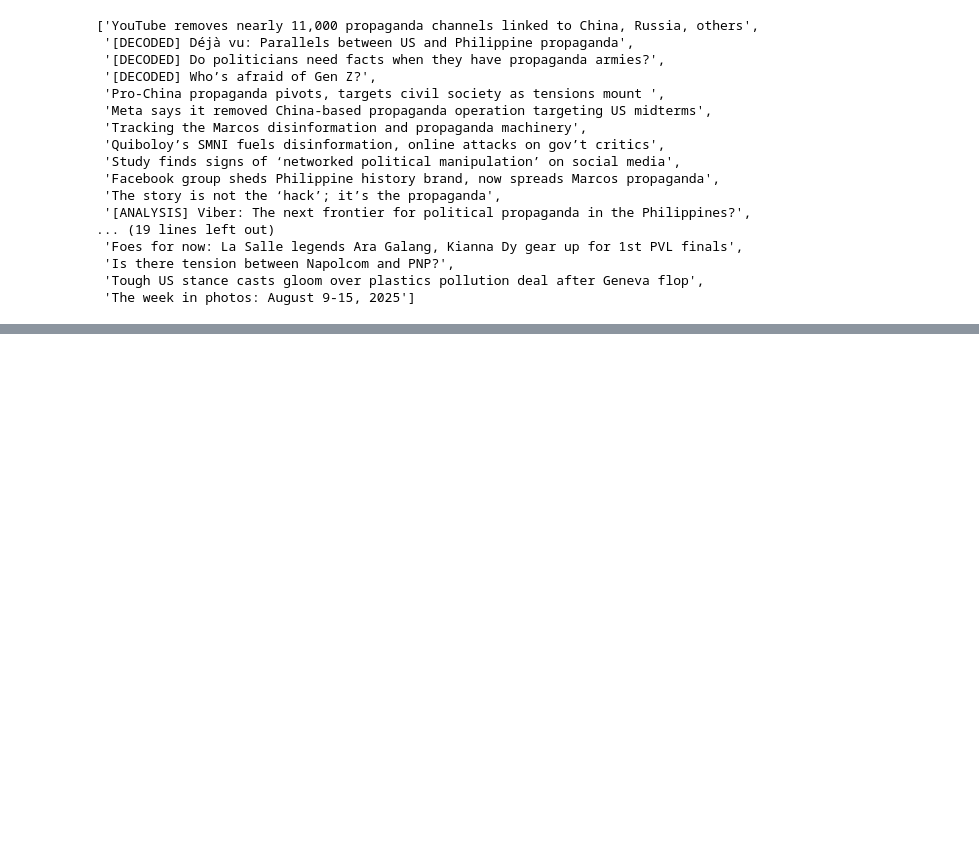
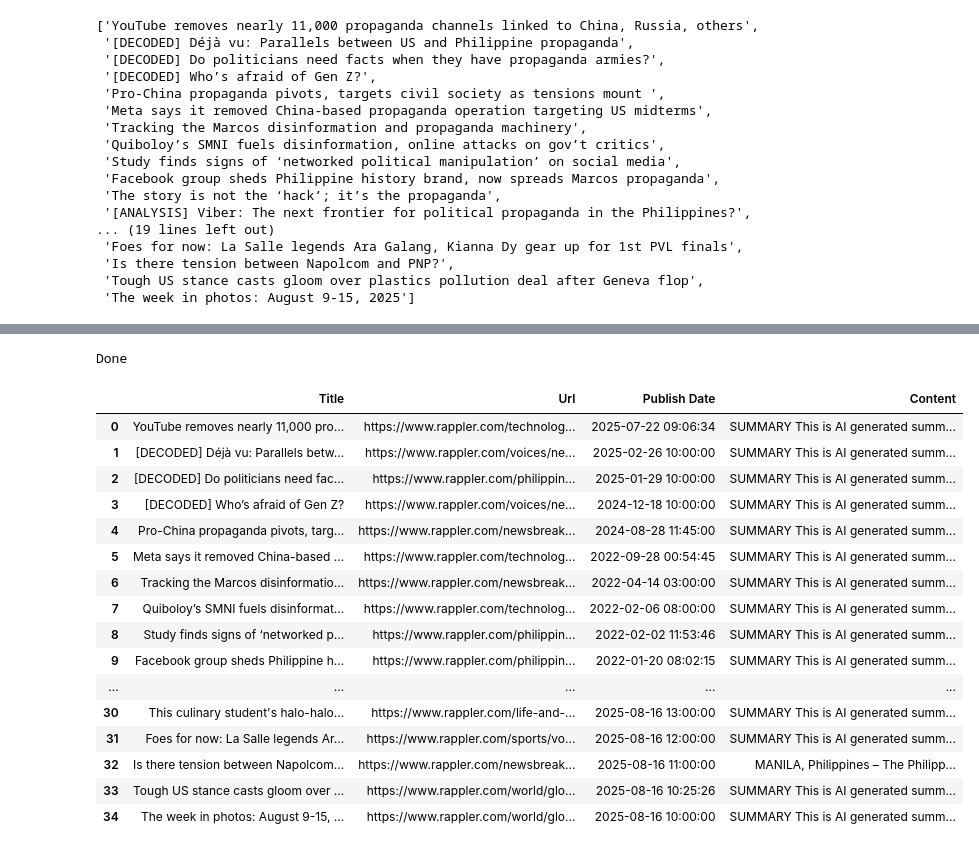
Before and after one commit to lawrencetheabhorrence/Social-Computing-Notebooks, a Jupyter notebook: RapplerMultiple.ipynb, the cells around one changed output, grey strips where cells are left out. Drawn from its saved outputs; the diff is of its cells as text; code cells hidden in the pictures; blank space fills up the shorter version.

Commit message:
scrape from multiple rappler articles in a topic

```diff
--- a/RapplerMultiple.ipynb
+++ b/RapplerMultiple.ipynb
@@ -105,6 +105,7 @@ topic_urls
  'https://www.rappler.com/world/global-affairs/tough-united-states-stance-casts-gloom-plastics-pollution-deal-geneva-flop/',
  'https://www.rappler.com/world/global-affairs/the-week-in-photos-august-9-15-2025/']
 # %%
+import requests
 headers = {
   'User-Agent': 'Mozilla/5.0 (Windows NT 10.0; Win64; x64) AppleWebKit/537.36 (KHTML, like Gecko) Chrome/127.0.0.0 Safari/537.36 Edg/127.0.0.0',
   'Accept-Language': 'en-US,en;q=0.9',
@@ -112,4 +113,4 @@ headers = {
   'Connection': 'keep-alive'
 }
 
-r =
+r = requests.get(topic_urls[0], headers=headers)
@@ -115,0 +145,62 @@ r =
+# %%
+import pandas as pd
+
+titles = []
+dates = []
+contents = []
+
+# collect data from all the articles
+for url in topic_urls:
+    r = requests.get(url, headers=headers)
+    soup = BeautifulSoup(r.content, "html.parser")
+    titles.append(soup.title.string.strip())
+
+    date_tag = soup.find_all("meta", property="article:published_time")
+    if (len(date_tag) > 0):
+        dates.append(datetime.strptime(date_tag[0]["content"], "%Y-%m-%dT%H:%M:%S+00:00"))
+    else:
+        try:
+            date_str = soup.find(string=re.compile(r"\w*Published.*")).string.strip()
+            # extract date
+            date_str = date_str.split("PublishedDt: '")[1].split("',")[0].strip()
+            dates.append(datetime.strptime(date_str, "%Y-%m-%d %H:%M:%S"))
+        except:
+            print(url)
+
+    post_classes = ["special-execution-wrapper", "article-content-container", "story-area"]
+
+    text = ""
+
+    for post_class in post_classes:
+        if len(container := soup.find_all(class_=post_class)) > 0:
+            paragraphs = container[0].find_all("p")
+            for p in paragraphs:
+                for p_string in p.strings:
+                    text += p_string.strip() + " "
+            break
+    contents.append(text)
+
+print("Done")
+# %% [output]
+Done
+# %%
+df = pd.DataFrame({ 'Title': titles, 'Url': topic_urls, 'Publish Date': dates, 'Content': contents })
+df
+# %% [output]
+|  | Title | Url | Publish Date | Content |
+| 0 | YouTube removes nearly 11,000 pro... | https://www.rappler.com/technolog... | 2025-07-22 09:06:34 | SUMMARY This is AI generated summ... |
+| 1 | [DECODED] Déjà vu: Parallels betw... | https://www.rappler.com/voices/ne... | 2025-02-26 10:00:00 | SUMMARY This is AI generated summ... |
+| 2 | [DECODED] Do politicians need fac... | https://www.rappler.com/philippin... | 2025-01-29 10:00:00 | SUMMARY This is AI generated summ... |
+| 3 | [DECODED] Who’s afraid of Gen Z? | https://www.rappler.com/voices/ne... | 2024-12-18 10:00:00 | SUMMARY This is AI generated summ... |
+| 4 | Pro-China propaganda pivots, targ... | https://www.rappler.com/newsbreak... | 2024-08-28 11:45:00 | SUMMARY This is AI generated summ... |
+| 5 | Meta says it removed China-based ... | https://www.rappler.com/technolog... | 2022-09-28 00:54:45 | SUMMARY This is AI generated summ... |
+| 6 | Tracking the Marcos disinformatio... | https://www.rappler.com/newsbreak... | 2022-04-14 03:00:00 | SUMMARY This is AI generated summ... |
+| 7 | Quiboloy’s SMNI fuels disinformat... | https://www.rappler.com/technolog... | 2022-02-06 08:00:00 | SUMMARY This is AI generated summ... |
+| 8 | Study finds signs of ‘networked p... | https://www.rappler.com/philippin... | 2022-02-02 11:53:46 | SUMMARY This is AI generated summ... |
+| 9 | Facebook group sheds Philippine h... | https://www.rappler.com/philippin... | 2022-01-20 08:02:15 | SUMMARY This is AI generated summ... |
+| ... | ... | ... | ... | ... |
+| 30 | This culinary student's halo-halo... | https://www.rappler.com/life-and-... | 2025-08-16 13:00:00 | SUMMARY This is AI generated summ... |
+| 31 | Foes for now: La Salle legends Ar... | https://www.rappler.com/sports/vo... | 2025-08-16 12:00:00 | SUMMARY This is AI generated summ... |
+| 32 | Is there tension between Napolcom... | https://www.rappler.com/newsbreak... | 2025-08-16 11:00:00 | MANILA, Philippines – The Philipp... |
+| 33 | Tough US stance casts gloom over ... | https://www.rappler.com/world/glo... | 2025-08-16 10:25:26 | SUMMARY This is AI generated summ... |
+| 34 | The week in photos: August 9-15, ... | https://www.rappler.com/world/glo... | 2025-08-16 10:00:00 | SUMMARY This is AI generated summ... |
```
Also changed, not shown: parts of 2 cells of this notebook.
